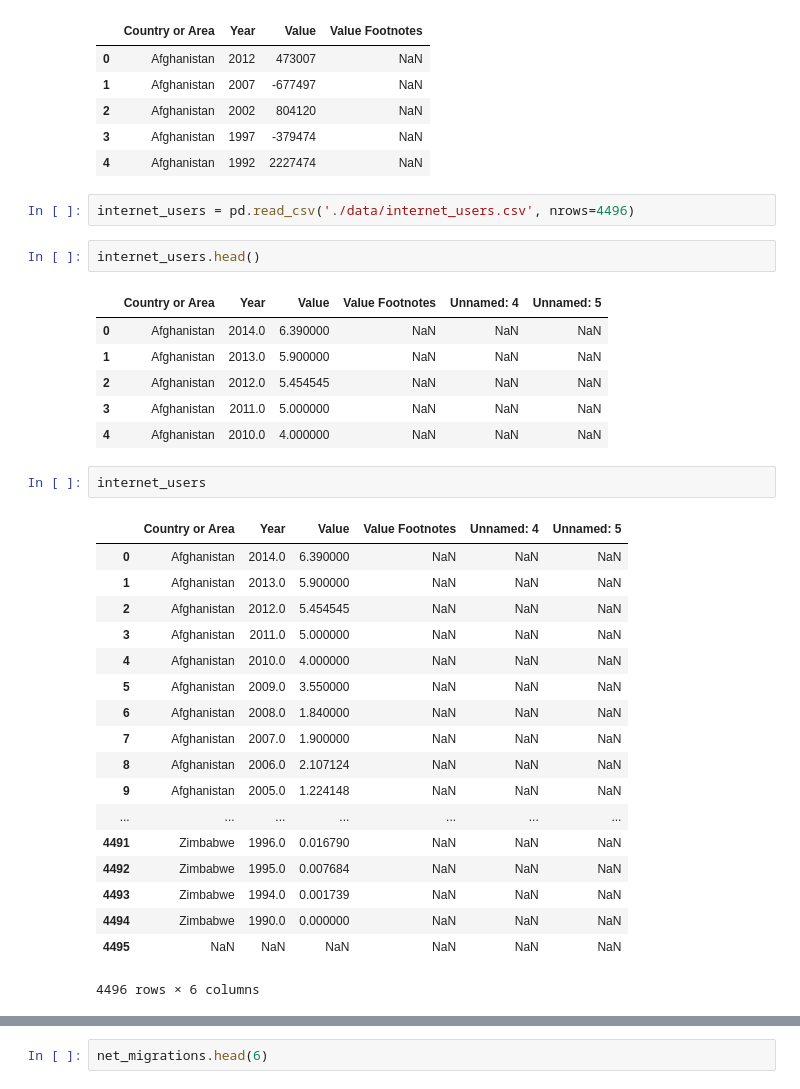
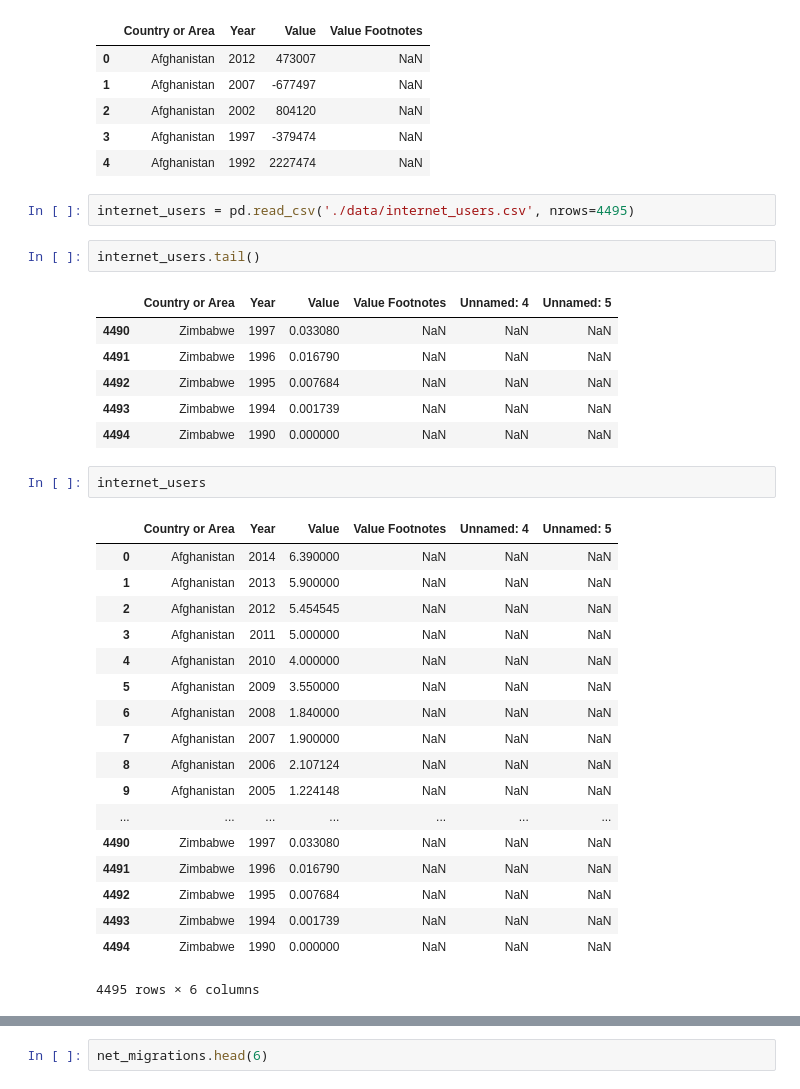
Before and after one commit to smitamisra/DataQ1, a Jupyter notebook: dataquestion1.ipynb, the cells around one changed output, grey strips where cells are left out. Saved outputs shown, nothing was run; the diff lists cells and outputs as text.

```diff
--- a/dataquestion1.ipynb
+++ b/dataquestion1.ipynb
@@ -16,37 +16,37 @@ net_migrations.head()
 | 3 | Afghanistan | 1997 | -379474 | NaN |
 | 4 | Afghanistan | 1992 | 2227474 | NaN |
 # %%
-internet_users = pd.read_csv('./data/internet_users.csv', nrows=4496)
+internet_users = pd.read_csv('./data/internet_users.csv', nrows=4495)
 # %%
-internet_users.head()
+internet_users.tail()
 # %% [output]
 |  | Country or Area | Year | Value | Value Footnotes | Unnamed: 4 | Unnamed: 5 |
-| 0 | Afghanistan | 2014.0 | 6.390000 | NaN | NaN | NaN |
-| 1 | Afghanistan | 2013.0 | 5.900000 | NaN | NaN | NaN |
-| 2 | Afghanistan | 2012.0 | 5.454545 | NaN | NaN | NaN |
-| 3 | Afghanistan | 2011.0 | 5.000000 | NaN | NaN | NaN |
-| 4 | Afghanistan | 2010.0 | 4.000000 | NaN | NaN | NaN |
+| 4490 | Zimbabwe | 1997 | 0.033080 | NaN | NaN | NaN |
+| 4491 | Zimbabwe | 1996 | 0.016790 | NaN | NaN | NaN |
+| 4492 | Zimbabwe | 1995 | 0.007684 | NaN | NaN | NaN |
+| 4493 | Zimbabwe | 1994 | 0.001739 | NaN | NaN | NaN |
+| 4494 | Zimbabwe | 1990 | 0.000000 | NaN | NaN | NaN |
 # %%
 internet_users
 # %% [output]
 |  | Country or Area | Year | Value | Value Footnotes | Unnamed: 4 | Unnamed: 5 |
-| 0 | Afghanistan | 2014.0 | 6.390000 | NaN | NaN | NaN |
-| 1 | Afghanistan | 2013.0 | 5.900000 | NaN | NaN | NaN |
-| 2 | Afghanistan | 2012.0 | 5.454545 | NaN | NaN | NaN |
-| 3 | Afghanistan | 2011.0 | 5.000000 | NaN | NaN | NaN |
-| 4 | Afghanistan | 2010.0 | 4.000000 | NaN | NaN | NaN |
-| 5 | Afghanistan | 2009.0 | 3.550000 | NaN | NaN | NaN |
-| 6 | Afghanistan | 2008.0 | 1.840000 | NaN | NaN | NaN |
-| 7 | Afghanistan | 2007.0 | 1.900000 | NaN | NaN | NaN |
-| 8 | Afghanistan | 2006.0 | 2.107124 | NaN | NaN | NaN |
-| 9 | Afghanistan | 2005.0 | 1.224148 | NaN | NaN | NaN |
+| 0 | Afghanistan | 2014 | 6.390000 | NaN | NaN | NaN |
+| 1 | Afghanistan | 2013 | 5.900000 | NaN | NaN | NaN |
+| 2 | Afghanistan | 2012 | 5.454545 | NaN | NaN | NaN |
+| 3 | Afghanistan | 2011 | 5.000000 | NaN | NaN | NaN |
+| 4 | Afghanistan | 2010 | 4.000000 | NaN | NaN | NaN |
+| 5 | Afghanistan | 2009 | 3.550000 | NaN | NaN | NaN |
+| 6 | Afghanistan | 2008 | 1.840000 | NaN | NaN | NaN |
+| 7 | Afghanistan | 2007 | 1.900000 | NaN | NaN | NaN |
+| 8 | Afghanistan | 2006 | 2.107124 | NaN | NaN | NaN |
+| 9 | Afghanistan | 2005 | 1.224148 | NaN | NaN | NaN |
 | ... | ... | ... | ... | ... | ... | ... |
-| 4491 | Zimbabwe | 1996.0 | 0.016790 | NaN | NaN | NaN |
-| 4492 | Zimbabwe | 1995.0 | 0.007684 | NaN | NaN | NaN |
-| 4493 | Zimbabwe | 1994.0 | 0.001739 | NaN | NaN | NaN |
-| 4494 | Zimbabwe | 1990.0 | 0.000000 | NaN | NaN | NaN |
-| 4495 | NaN | NaN | NaN | NaN | NaN | NaN |
+| 4490 | Zimbabwe | 1997 | 0.033080 | NaN | NaN | NaN |
+| 4491 | Zimbabwe | 1996 | 0.016790 | NaN | NaN | NaN |
+| 4492 | Zimbabwe | 1995 | 0.007684 | NaN | NaN | NaN |
+| 4493 | Zimbabwe | 1994 | 0.001739 | NaN | NaN | NaN |
+| 4494 | Zimbabwe | 1990 | 0.000000 | NaN | NaN | NaN |
-4496 rows × 6 columns
+4495 rows × 6 columns
 # %%
 internet_users.head(6)
 # %% [output]
```
Also changed, not shown: parts of 27 cells of this notebook.
